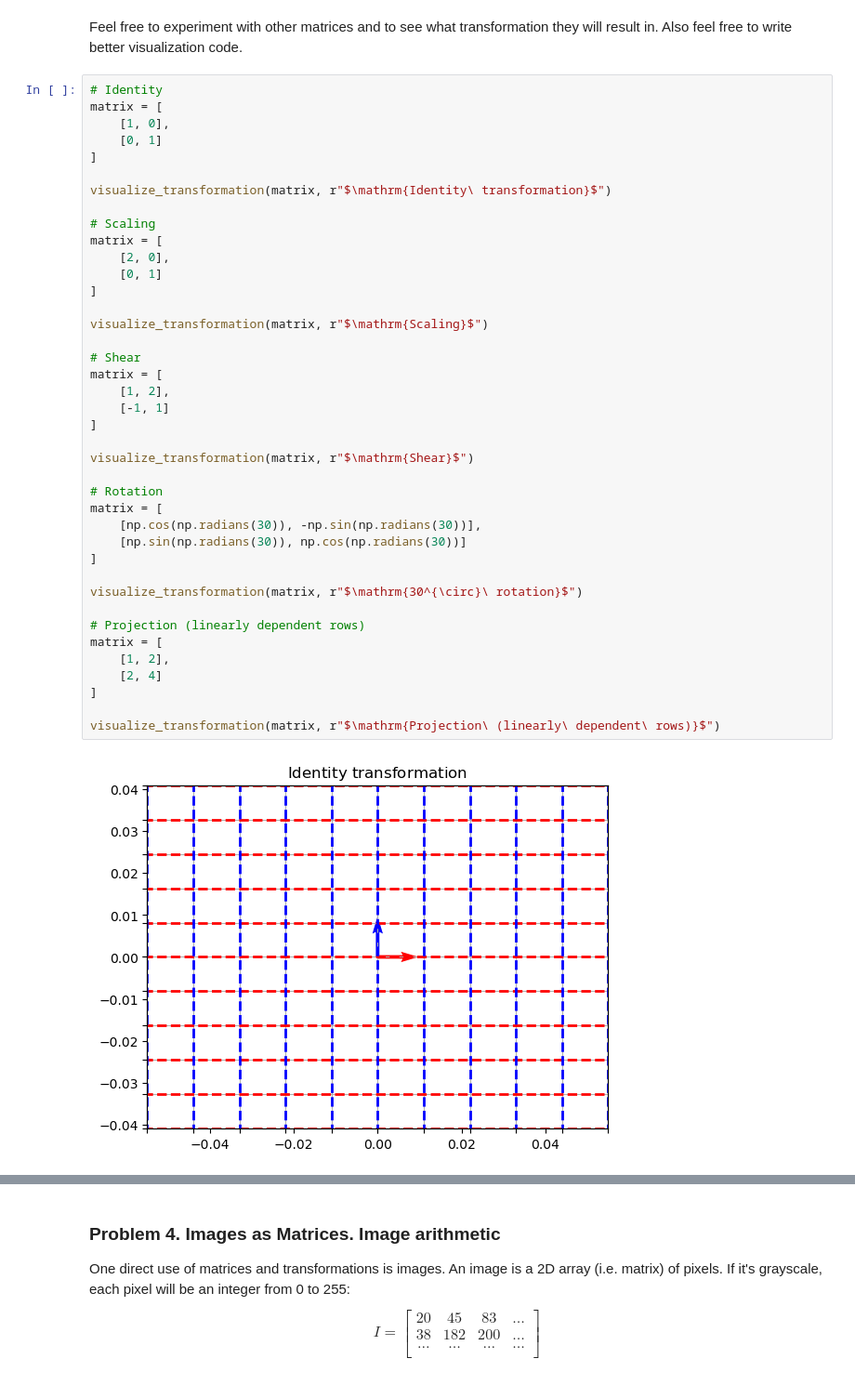
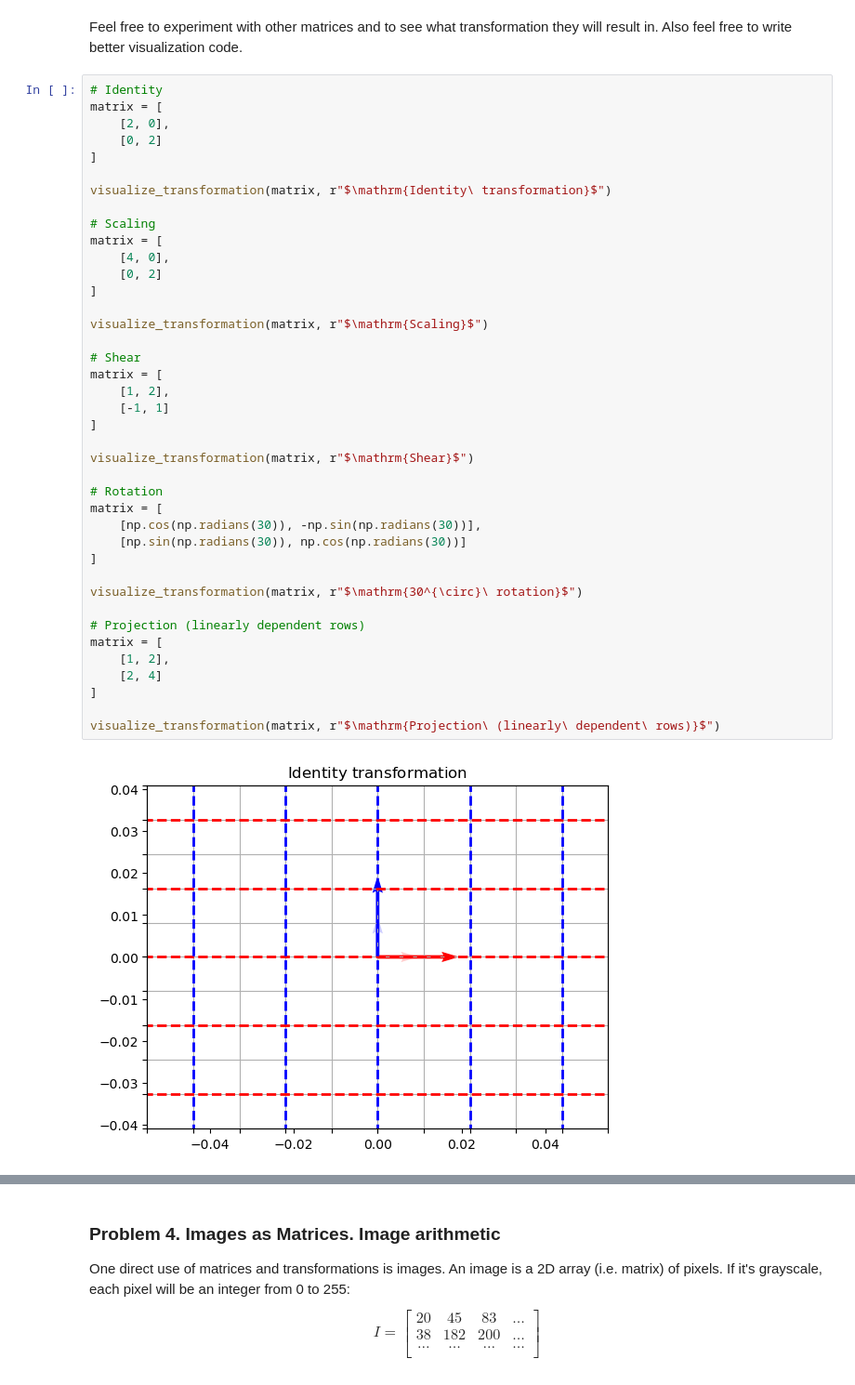
Before and after one commit to plamenborachev/Softuni-MathConceptsForDevelopers-March2024, a Jupyter notebook: 06.Linear-Algebra-Exercise/Linear Algebra Exercise.ipynb, the cells around one changed output, grey strips where cells are left out. Shown at 93% size. Drawn from its saved outputs; the diff is of its cells as text.

```diff
--- a/06.Linear-Algebra-Exercise/Linear Algebra Exercise.ipynb
+++ b/06.Linear-Algebra-Exercise/Linear Algebra Exercise.ipynb
@@ -539,42 +539,42 @@ Feel free to experiment with other matrices and to see what transformation they
 # %%
 # Identity
 matrix = [
-    [1, 0],
-    [0, 1]
+    [2, 0],
+    [0, 2]
 ]
 
 visualize_transformation(matrix, r"$\mathrm{Identity\ transformation}$")
 
 # Scaling
 matrix = [
-    [2, 0],
-    [0, 1]
+    [4, 0],
+    [0, 2]
 ]
 
 visualize_transformation(matrix, r"$\mathrm{Scaling}$")
 
 # Shear
 matrix = [
     [1, 2],
     [-1, 1]
 ]
 
 visualize_transformation(matrix, r"$\mathrm{Shear}$")
 
 # Rotation
 matrix = [
     [np.cos(np.radians(30)), -np.sin(np.radians(30))],
     [np.sin(np.radians(30)), np.cos(np.radians(30))]
 ]
 
 visualize_transformation(matrix, r"$\mathrm{30^{\circ}\ rotation}$")
 
 # Projection (linearly dependent rows)
 matrix = [
     [1, 2],
     [2, 4]
 ]
 
 visualize_transformation(matrix, r"$\mathrm{Projection\ (linearly\ dependent\ rows)}$")
 # %% [output]
-[figure, old version]
+[figure, new version]
```
Also changed, not shown: parts of 5 cells of this notebook, 7 other files.
